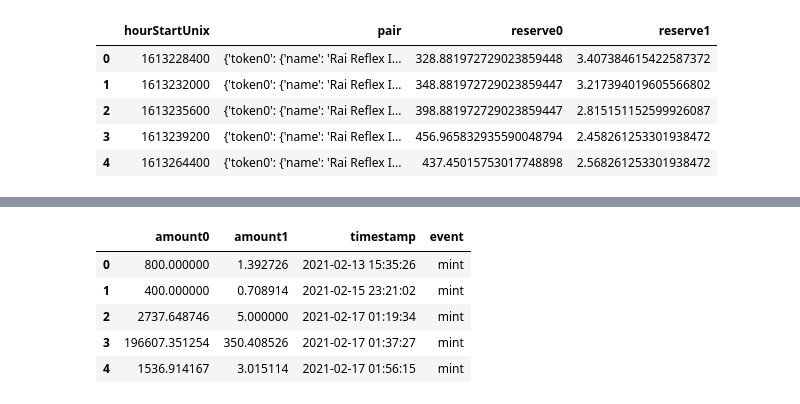
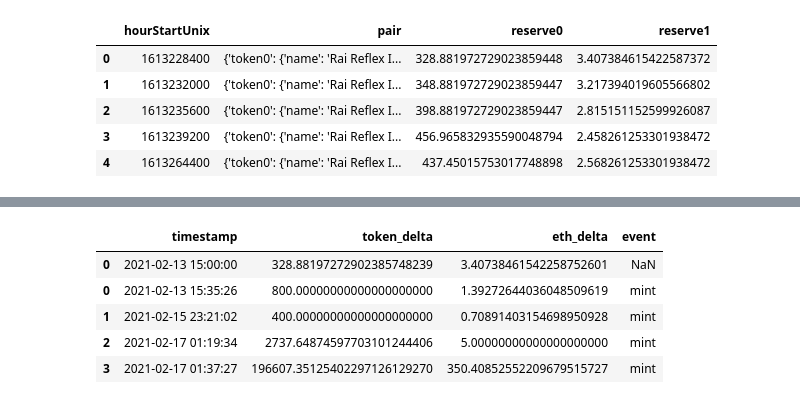
Before and after one commit to BlockScience/uniswap_the-graph, a Jupyter notebook: notebooks/uniswap_data.ipynb, the cells around one changed output, grey strips where cells are left out. Drawn from its saved outputs; the diff is of its cells as text; code cells hidden in the pictures.

```diff
--- a/notebooks/uniswap_data.ipynb
+++ b/notebooks/uniswap_data.ipynb
@@ -5,6 +5,7 @@ import requests
 import json
 import pandas as pd
 from tqdm import tqdm
+pd.set_option('display.precision',20)
 # %%
 # check which tokens are being traded
 token_query = """query{
@@ -289,7 +295,8 @@ swap_df = swap_df.drop_duplicates()
 # %%
 initial_state = (pd.DataFrame(start_df.iloc[0]).T)
 initial_state = initial_state[['hourStartUnix', 'reserve0', 'reserve1']]
-initial_state.rename({'hourStartUnix': 'timestamp', 'reserve0': 'amount0', 'reserver1': 'amount1'}, axis = 1, inplace = True)
+initial_state.rename({'hourStartUnix': 'timestamp', 'reserve0': 'amount0', 'reserve1': 'amount1'}, axis = 1, inplace = True)
 initial_state['timestamp'] = pd.to_datetime(initial_state['timestamp'], unit = 's')
+initial_state = initial_state.astype({'amount0': float, 'amount1': float})
 initial_state
 # %% [output]
@@ -298,10 +305,13 @@ initial_state
 # %%
+# cleaning mints, burns, and swaps
 mint_df = mint_df.astype({'amount0': float, 'amount1': float})
 burn_df = burn_df.astype({'amount0': float, 'amount1': float})
 swap_df = swap_df.astype({'amount0In': float, 'amount0Out': float, 'amount1In': float, 'amount1Out': float})
 mint_df['timestamp'] = pd.to_datetime(mint_df['timestamp'], unit = 's')
 burn_df['timestamp'] = pd.to_datetime(burn_df['timestamp'], unit = 's')
 swap_df['timestamp'] = pd.to_datetime(swap_df['timestamp'], unit = 's')
+burn_df['amount0'] = -1 * burn_df['amount0']
+burn_df['amount1'] = -1 * burn_df['amount1']
 mint_df.head()
 # %% [output]
 |  | amount0 | amount1 | timestamp |
@@ -355,6 +359,6 @@ swap_df.head(20)
 # %%
-swap_df['amount0'] = [i[1]['amount0In'] if i[1]['amount0In'] > 0 else i[1]['amount0Out'] for i in swap_df.iterrows()]
-swap_df['amount1'] = [i[1]['amount1In'] if i[1]['amount1In'] > 0 else i[1]['amount1Out'] for i in swap_df.iterrows()]
+swap_df['amount0'] = [-1 * i[1]['amount0In'] if i[1]['amount0In'] > 0 else i[1]['amount0Out'] for i in swap_df.iterrows()]
+swap_df['amount1'] = [-1 * i[1]['amount1In'] if i[1]['amount1In'] > 0 else i[1]['amount1Out'] for i in swap_df.iterrows()]
 swap_df.head(10)
 # %% [output]
 |  | amount0In | amount0Out | amount1In | amount1Out | timestamp | event | amount0 | amount1 |
@@ -373,14 +377,16 @@ swap_df.drop(columns = ['amount0In', 'amount0Out', 'amount1In', 'amount1Out'], i
 # %%
 # merge mints, buens, and swaps
 
-uniswap_df = pd.concat([mint_df, burn_df, swap_df])
+uniswap_df = pd.concat([initial_state, mint_df, burn_df, swap_df])
+uniswap_df = uniswap_df.astype({'amount0': float, 'amount1': float})
+uniswap_df = uniswap_df.rename({'amount0': 'token_delta', 'amount1': 'eth_delta'}, axis = 1)
 uniswap_df.head()
 # %% [output]
-|  | amount0 | amount1 | timestamp | event |
-| 0 | 800.000000 | 1.392726 | 2021-02-13 15:35:26 | mint |
-| 1 | 400.000000 | 0.708914 | 2021-02-15 23:21:02 | mint |
-| 2 | 2737.648746 | 5.000000 | 2021-02-17 01:19:34 | mint |
-| 3 | 196607.351254 | 350.408526 | 2021-02-17 01:37:27 | mint |
-| 4 | 1536.914167 | 3.015114 | 2021-02-17 01:56:15 | mint |
+|  | timestamp | token_delta | eth_delta | event |
+| 0 | 2021-02-13 15:00:00 | 328.88197272902385748239 | 3.40738461542258752601 | NaN |
+| 0 | 2021-02-13 15:35:26 | 800.00000000000000000000 | 1.39272644036048509619 | mint |
+| 1 | 2021-02-15 23:21:02 | 400.00000000000000000000 | 0.70891403154698950928 | mint |
+| 2 | 2021-02-17 01:19:34 | 2737.64874597703101244406 | 5.00000000000000000000 | mint |
+| 3 | 2021-02-17 01:37:27 | 196607.35125402297126129270 | 350.40852552209679515727 | mint |
 # %%
 uniswap_df = uniswap_df.sort_values('timestamp')
```
Also changed, not shown: parts of 17 cells of this notebook, 3 other files.
